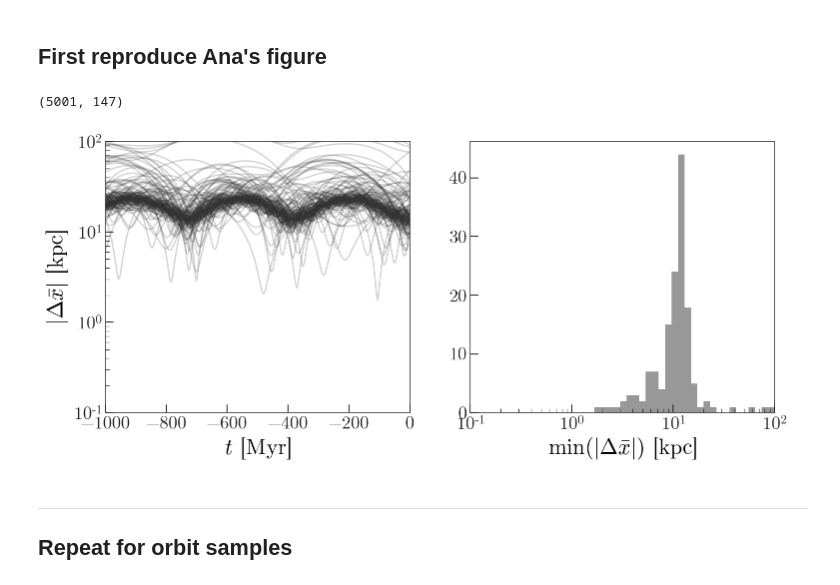
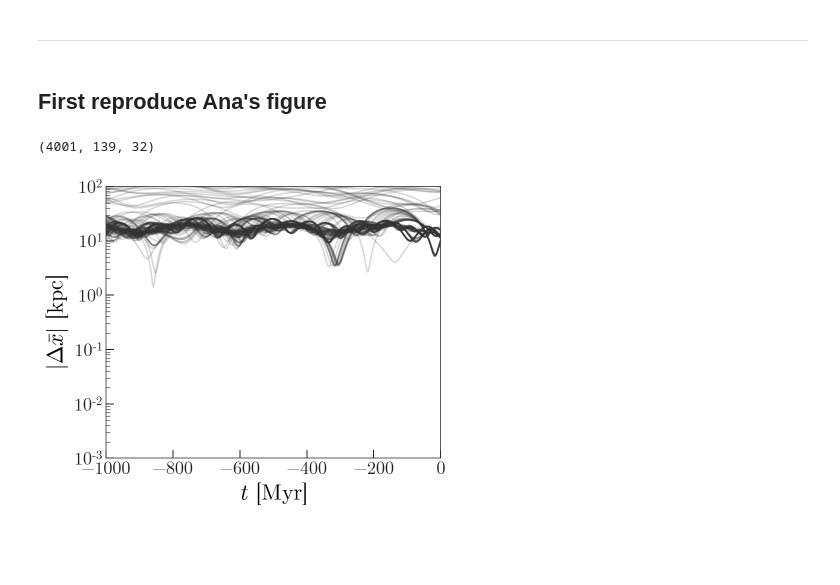
Before and after one commit to abonaca/gd1_spur, a Jupyter notebook: notebooks/Satellite-GD-1-separation.ipynb, the cells around one changed output. Drawn from its saved outputs; the diff is of its cells as text; code cells hidden in the pictures; blank space fills up the shorter version.

Commit message:
sample from error dist

```diff
--- a/notebooks/Satellite-GD-1-separation.ipynb
+++ b/notebooks/Satellite-GD-1-separation.ipynb
@@ -37,3 +288,5 @@ gd1_w0 = gd.PhaseSpacePosition(pos=[-12.68868135, -0.6431087,  6.07148769]*u.kpc
+# %% [markdown]
+---
 # %% [markdown]
 ## First reproduce Ana's figure
 # %%
@@ -48,10 +293,0 @@ mean_c = coord.SkyCoord(ra=tbl['RA']*u.deg,
-# %%
-gd1_orbit = mw_pot.integrate_orbit(gd1_w0, **orbit_kw)
-
-gc_w0 = gd.PhaseSpacePosition(mean_c.transform_to(gc_frame).cartesian)
-orbits = mw_pot.integrate_orbit(gc_w0, **orbit_kw)
-
-mean_dr = (orbits.pos - gd1_orbit.pos[:, None]).norm()
-mean_dr.shape
-# %% [output]
-(5001, 147)
@@ -58,31 +296,41 @@ mean_dr.shape
+# %%
+all_orbits = []
+for c in [dwarf_samples, ufd_samples, glob_samples]:
+# for c in [dwarfs_c, simon_c, globs_c]:
+    gc_w0 = gd.PhaseSpacePosition(c.transform_to(gc_frame).cartesian)
+    orbits = mw_pot.integrate_orbit(gc_w0, **orbit_kw)
+    all_orbits.append(orbits)
+
+orbits = combine(all_orbits)
+masses = np.concatenate((dwarfs_m, ufd_m, globs_m)).value * u.Msun
+# %%
+gd1_orbit = mw_pot.integrate_orbit(gd1_w0, **orbit_kw)
+
+mean_dr = (orbits.pos - gd1_orbit.pos[:, None]).norm()
+mean_dv = (orbits.vel - gd1_orbit.vel[:, None]).norm()
+
+mean_dr = mean_dr.reshape(len(orbits.t), -1, n_samples)
+mean_dv = mean_dv.reshape(len(orbits.t), -1, n_samples)
+
+mean_dr.shape
+# %% [output]
+(4001, 139, 32)
 # %%
-fig, axes = plt.subplots(1, 2, figsize=(12, 5))
+fig, ax = plt.subplots(1, 1, figsize=(6, 5))
 
-ax = axes[0]
-ax.plot(orbits.t, mean_dr,
+ax.plot(orbits.t, mean_dr[..., 0],
+# ax.plot(orbits.t, mean_dr,
         marker='', color='#333333', alpha=0.2);
 
 # squiggly line are the bulge globular clusters
 # ax.plot(orbits.t, mean_dr[:, (gc_w0.pos.norm() < 4*u.kpc)],
 #         marker='', color='#333333', alpha=0.2);
 ax.set_yscale('log')
 ax.set_xlim(-1000, 0)
-ax.set_ylim(1e-1, 1e2)
+ax.set_ylim(1e-3, 1e2)
 ax.set_xlabel('$t$ [Myr]')
 ax.set_ylabel(r'$|\Delta \bar{x}|$ [kpc]')
 
-ax = axes[1]
-bins = np.logspace(-2, 2, 64)
-ax.hist(mean_dr.to(u.kpc).value.min(axis=0),
-        bins=bins, color='#333333', alpha=0.5)
-ax.set_xscale('log')
-ax.set_xlim(1e-1, 1e2)
-ax.set_xlabel(r'${\rm min}(|\Delta \bar{x}|)$ [kpc]');
-
 fig.set_facecolor('w')
 # %% [output]
-[figure, old version]
+[figure, new version]
-# %% [markdown]
----
-
-## Repeat for orbit samples
```
Also changed, not shown: parts of 44 cells of this notebook.
